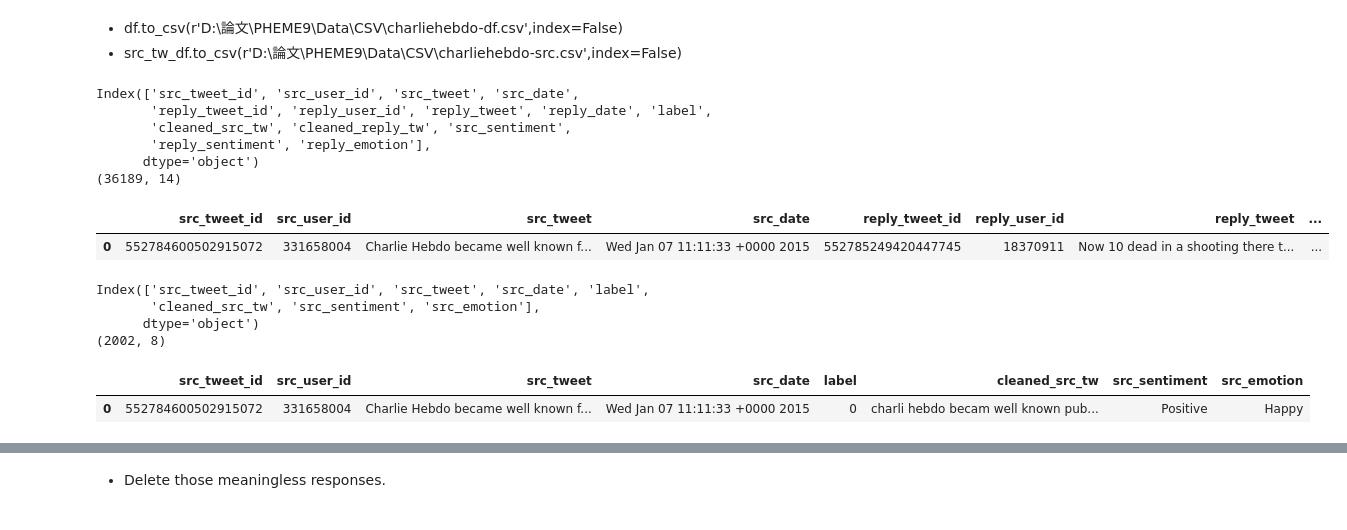
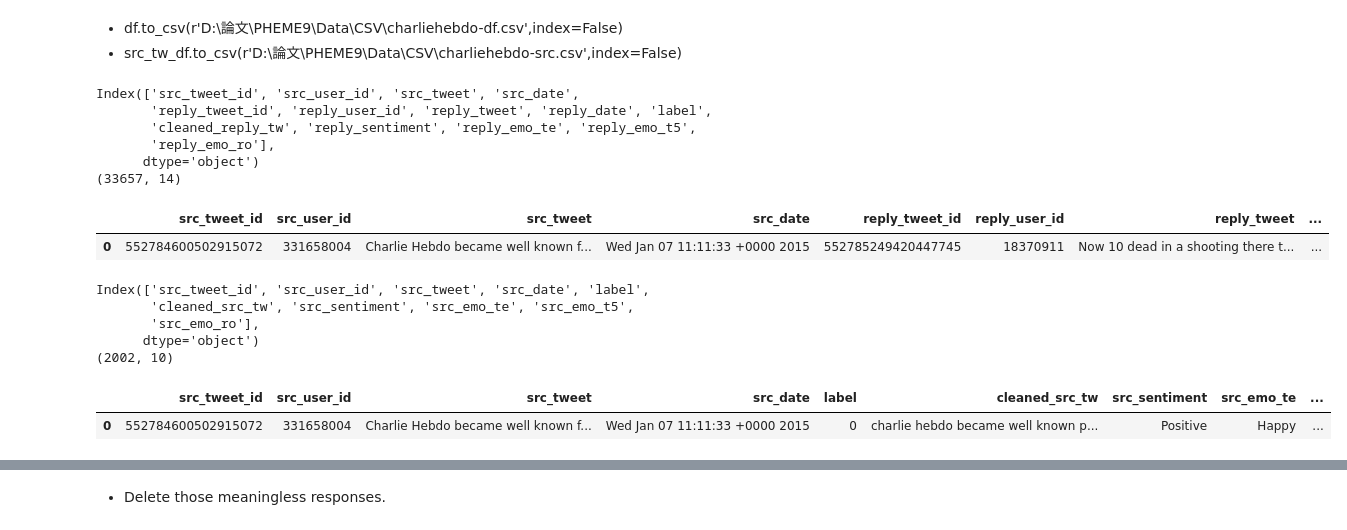
Before and after one commit to yuchen74/BeforeThesis, a Jupyter notebook: charliehebdo/4 Visulization.ipynb, the cells around one changed output, grey strips where cells are left out. Cells and saved outputs as stored; diff of their text form; code cells hidden in the pictures.

```diff
--- a/charliehebdo/4 Visulization.ipynb
+++ b/charliehebdo/4 Visulization.ipynb
@@ -13,31 +13,32 @@ from wordcloud import WordCloud,ImageColorGenerator
 import nltk
 from nltk import FreqDist, word_tokenize
 # %%
-df = pd.read_csv(r'D:\論文\PHEME9\Data\CSV\charliehebdo-df.csv', encoding = 'utf-8', header = 0)
+df = pd.read_csv(r'D:\論文\PHEME9\Data\CSV\charliehebdo-df-2.csv', encoding = 'utf-8', header = 0)
 print(df.columns)
 print(df.shape)
 df.head(1)
 # %% [output]
 Index(['src_tweet_id', 'src_user_id', 'src_tweet', 'src_date',
        'reply_tweet_id', 'reply_user_id', 'reply_tweet', 'reply_date', 'label',
-       'cleaned_src_tw', 'cleaned_reply_tw', 'src_sentiment',
-       'reply_sentiment', 'reply_emotion'],
+       'cleaned_reply_tw', 'reply_sentiment', 'reply_emo_te', 'reply_emo_t5',
+       'reply_emo_ro'],
       dtype='object')
-(36189, 14)
+(33657, 14)
 |  | src_tweet_id | src_user_id | src_tweet | src_date | reply_tweet_id | reply_user_id | reply_tweet | ... |
 | 0 | 552784600502915072 | 331658004 | Charlie Hebdo became well known f... | Wed Jan 07 11:11:33 +0000 2015 | 552785249420447745 | 18370911 | Now 10 dead in a shooting there t... | ... |
 # %%
-src_tw_df = pd.read_csv(r'D:\論文\PHEME9\Data\CSV\charliehebdo-src.csv', encoding = 'utf-8', header =0)
+src_tw_df = pd.read_csv(r'D:\論文\PHEME9\Data\CSV\charliehebdo-src-2.csv', encoding = 'utf-8', header =0)
 print(src_tw_df.columns)
 print(src_tw_df.shape)
 src_tw_df.head(1)
 # %% [output]
 Index(['src_tweet_id', 'src_user_id', 'src_tweet', 'src_date', 'label',
-       'cleaned_src_tw', 'src_sentiment', 'src_emotion'],
+       'cleaned_src_tw', 'src_sentiment', 'src_emo_te', 'src_emo_t5',
+       'src_emo_ro'],
       dtype='object')
-(2002, 8)
+(2002, 10)
-|  | src_tweet_id | src_user_id | src_tweet | src_date | label | cleaned_src_tw | src_sentiment | src_emotion |
-| 0 | 552784600502915072 | 331658004 | Charlie Hebdo became well known f... | Wed Jan 07 11:11:33 +0000 2015 | 0 | charli hebdo becam well known pub... | Positive | Happy |
+|  | src_tweet_id | src_user_id | src_tweet | src_date | label | cleaned_src_tw | src_sentiment | src_emo_te | ... |
+| 0 | 552784600502915072 | 331658004 | Charlie Hebdo became well known f... | Wed Jan 07 11:11:33 +0000 2015 | 0 | charlie hebdo became well known p... | Positive | Happy | ... |
 # %%
 df.isnull().sum()
 # %% [output]
```
Also changed, not shown: parts of 55 cells of this notebook, 4 other files.
